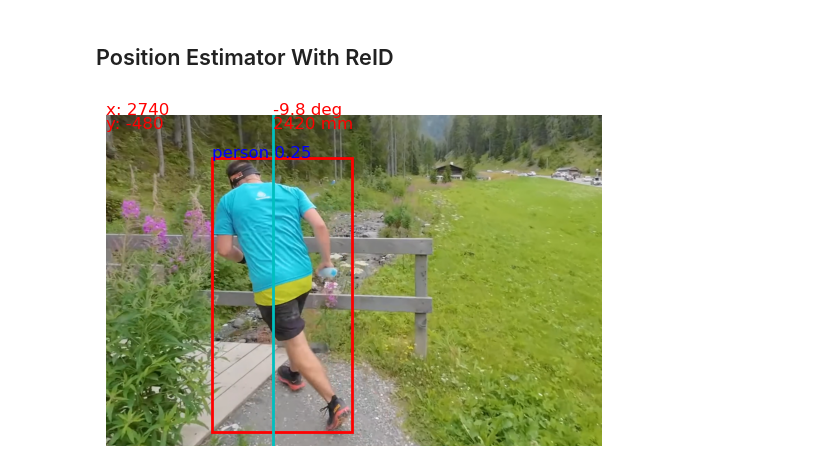
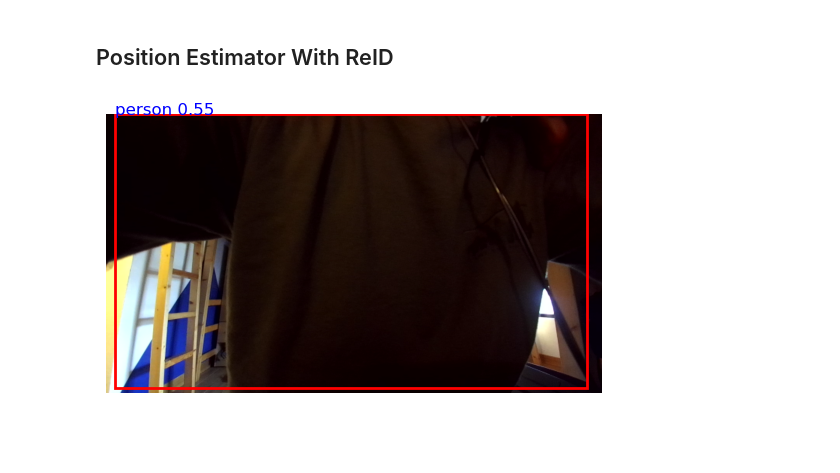
Before and after one commit to comtois-etienne/CSIE5047_Smart_Luggage, a Jupyter notebook: a position_estimator.ipynb, the cells around one changed output. Drawn from its saved outputs; the diff is of its cells as text; code cells hidden in the pictures; blank space fills up the shorter version.

```diff
--- a/a position_estimator.ipynb
+++ b/a position_estimator.ipynb
@@ -26,7 +26,7 @@ import time
 # %%
 verbose = True
 refresh_rate = 1
-camera = yt_video_camera
+camera = zed_two_camera
 yolo_model = YOLO('yolov8s.pt')
 obj_detector = ObjectDetector(yolo_model, camera)
 pe = PositionEstimator(
@@ -44,28 +44,28 @@ try:
     # cap = VideoCapture('./Movie on 2023-11-23 at 10.03.mov')
     # cap = VideoCapture('./Movie on 2023-12-11 at 21.01.mov')
     # cap = VideoCapture('./Movie on 2023-12-11 at 21.02.mov')
-    cap = VideoCapture('/Users/etiennecomtois/Pictures/Screenshots/Screen Recording 2023-12-16 at 01.40.23.mov')
+    # cap = VideoCapture('/Users/etiennecomtois/Pictures/Screenshots/Screen Recording 2023-12-16 at 01.40.23.mov')
     # https://www.youtube.com/watch?v=mCcEy6fZZ8I
-    # cap = VideoCapture(0)
+    cap = VideoCapture(1)
     time.sleep(1)
 
     # cap.skip_frames(14)
-    frame = cap.grab_frame()
-    crop = {
+    frame = cap.grab_frame(left_half=True)
+    reid_crop = {
         'ymin': 0,
         'xmin': camera.h_res // 4,
         'ymax': camera.v_res,
         'xmax': camera.h_res // 4 * 3,
     }
-    frame = mask_frame(frame, crop)
-    obj_detector.detect(mask_frame(frame, crop))
+    frame = mask_frame(frame, reid_crop)
+    obj_detector.detect(mask_frame(frame, reid_crop))
     host = obj_detector.get_objs_by_name('person', score=0.4).iloc[0]
     reid = ReID(frame, host, 32, 0.80)
 
     while True:
         start = time.time()
-        cap.skip_frames(7)
-        frame = cap.grab_frame()
+        # cap.skip_frames(7) # for prerecorded video
+        frame = cap.grab_frame(left_half=True)
         if frame is None: break
 
         obj_detector.detect(frame)
@@ -78,31 +78,31 @@ try:
         if host is not None:
             bo_frame = mask_frame(frame, host)
             result = pe.save_position(bo_frame, 1.15, verbose=verbose)
             if result is not None and verbose:
                 pe.plot_result(ax, frame, result, camera)
         else:
             pe.save_blank()
 
         ax.imshow(frame) if verbose else None
         # ax.imshow(bo_frame) if verbose else None
 
         if verbose:
             plot_obj(ax, host, 'r') if host is not None else None
             for index, obj in objs.iterrows():
                 plot_obj(ax, obj, 'y')
             plt.axis('off')
             plt.show()
 
         delta = time.time() - start
         # print(f'FPS: {1/delta:.2f}')
         pause = (1 / refresh_rate) - delta
         if pause > 0: time.sleep(pause)
         delta = time.time() - start
         # print(f'FPS: {1/delta:.2f}')
 
 except KeyboardInterrupt:
     cap.release()  # Release the camera resource
 
 cap.release()  # Release the camera resource if break
 # %% [output]
-[figure, old version]
+[figure, new version]
```
Also changed, not shown: 1 other file.
